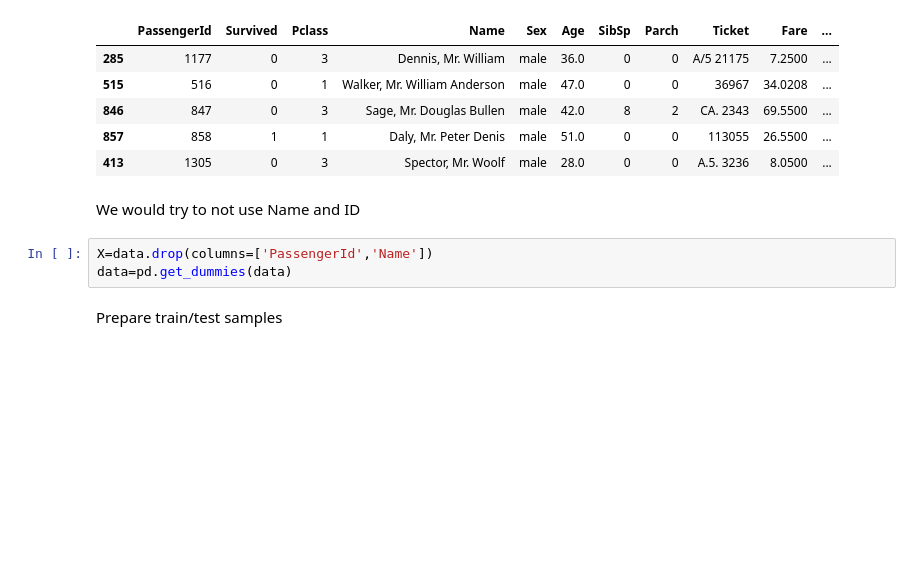
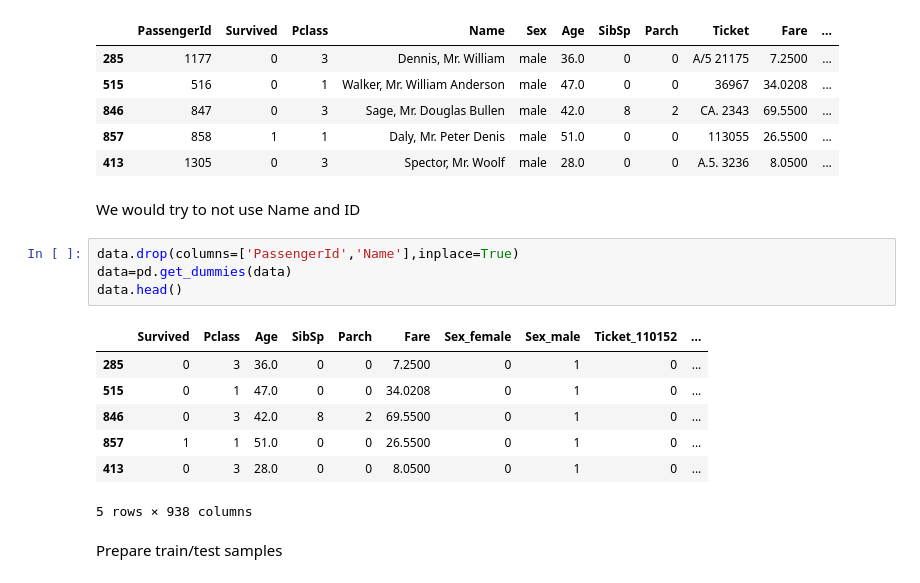
Before and after one commit to azuzo99/Titanic_survivors_predictions, a Jupyter notebook: titanic.ipynb, the cells around one changed output. Saved outputs shown, nothing was run; the diff lists cells and outputs as text; blank space fills up the shorter version.

```diff
--- a/titanic.ipynb
+++ b/titanic.ipynb
@@ -197,8 +197,17 @@ data.head()
 # %% [markdown]
 We would try to not use Name and ID
 # %%
-X=data.drop(columns=['PassengerId','Name'])
+data.drop(columns=['PassengerId','Name'],inplace=True)
 data=pd.get_dummies(data)
+data.head()
+# %% [output]
+|  | Survived | Pclass | Age | SibSp | Parch | Fare | Sex_female | Sex_male | Ticket_110152 | ... |
+| 285 | 0 | 3 | 36.0 | 0 | 0 | 7.2500 | 0 | 1 | 0 | ... |
+| 515 | 0 | 1 | 47.0 | 0 | 0 | 34.0208 | 0 | 1 | 0 | ... |
+| 846 | 0 | 3 | 42.0 | 8 | 2 | 69.5500 | 0 | 1 | 0 | ... |
+| 857 | 1 | 1 | 51.0 | 0 | 0 | 26.5500 | 0 | 1 | 0 | ... |
+| 413 | 0 | 3 | 28.0 | 0 | 0 | 8.0500 | 0 | 1 | 0 | ... |
+5 rows × 938 columns
 # %% [markdown]
 Prepare train/test samples
 # %%
```
Also changed, not shown: parts of 10 cells of this notebook.
